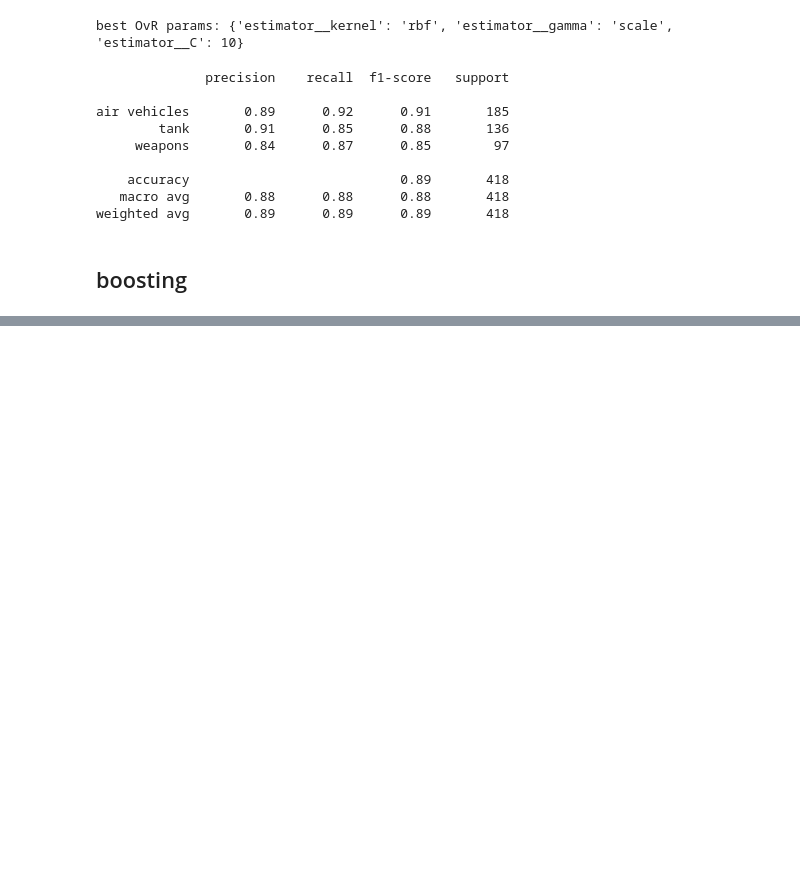
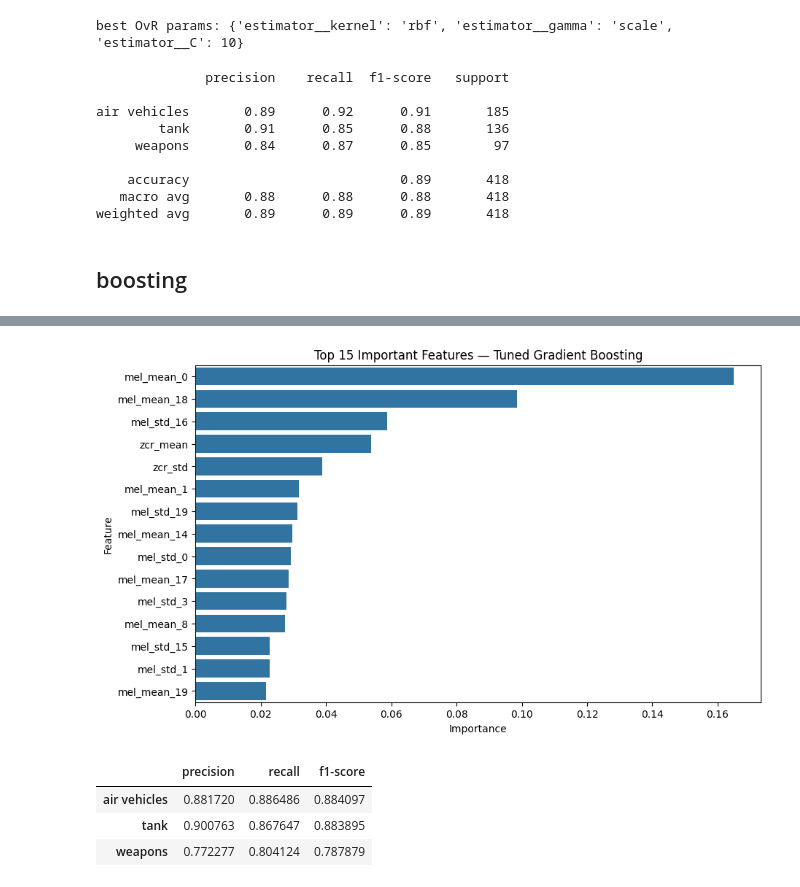
Before and after one commit to TetianaSoroka/kr_sounds_classifier, a Jupyter notebook: project/mn.ipynb, the cells around one changed output, grey strips where cells are left out. Saved outputs shown, nothing was run; the diff lists cells and outputs as text; code cells hidden in the pictures; blank space fills up the shorter version.

```diff
--- a/project/mn.ipynb
+++ b/project/mn.ipynb
@@ -326,0 +452,40 @@ weighted avg       0.89      0.89      0.89       418
+# %%
+feature_importance = pd.DataFrame({
+    "Feature": feature_names,
+    "Importance": best_boosting_model.feature_importances_
+}).sort_values(by="Importance", ascending=False)
+
+top_features = feature_importance.head(15)
+
+plt.figure(figsize=(10, 6))
+sns.barplot(
+    data=top_features,
+    x="Importance",
+    y="Feature"
+)
+
+plt.title("Top 15 Important Features — Tuned Gradient Boosting")
+plt.xlabel("Importance")
+plt.ylabel("Feature")
+plt.show()
+# %% [output]
+[figure, added]
+# %%
+report_dict = classification_report(
+    y_test,
+    y_pred_best_boosting,
+    output_dict=True
+)
+
+class_metrics = pd.DataFrame(report_dict).T
+class_metrics = class_metrics.loc[
+    [label for label in best_boosting_model.classes_],
+    ["precision", "recall", "f1-score"]
+]
+
+class_metrics
+# %% [output]
+|  | precision | recall | f1-score |
+| air vehicles | 0.881720 | 0.886486 | 0.884097 |
+| tank | 0.900763 | 0.867647 | 0.883895 |
+| weapons | 0.772277 | 0.804124 | 0.787879 |
```
Also changed, not shown: parts of 9 cells of this notebook.
